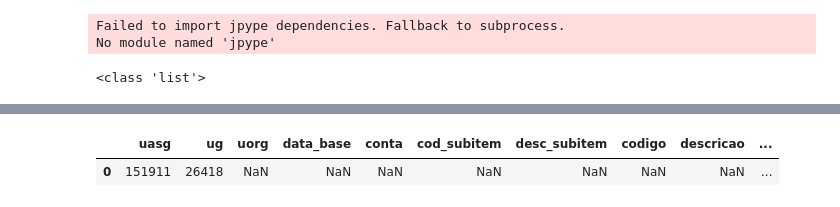
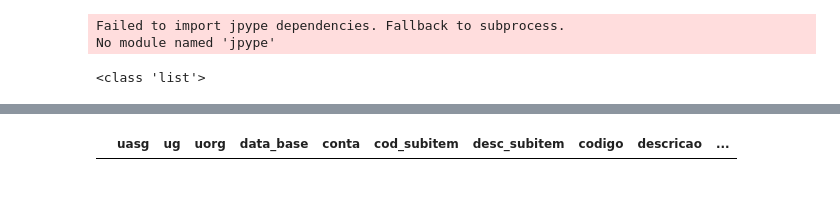
Before and after one commit to ricardoseminsta/siads_report_data, a Jupyter notebook: siads_inventario.ipynb, the cells around one changed output, grey strips where cells are left out. Saved outputs shown, nothing was run; the diff lists cells and outputs as text; code cells hidden in the pictures.

```diff
--- a/siads_inventario.ipynb
+++ b/siads_inventario.ipynb
@@ -106,9 +12,26 @@ IndexError: single positional indexer is out-of-bounds
 # %%
 siads_df = pd.DataFrame(columns=['uasg', 'ug', 'uorg', 'data_base', 'conta', 'cod_subitem', 'desc_subitem', 'codigo', 'descricao', 'und_fornecimento', 'qtd', 'vlr_unit', 'vlr_total'])
 
-siads_df['ug'] = ug
-siads_df['uasg'] = uasg
+new_row = {
+    'uasg': "",
+    'ug': "",
+    'uorg': "",
+    'data_base': "",
+    'conta': "",
+    'cod_subitem': "",
+    'desc_subitem': "",
+    'codigo': "",
+    'descricao': "",
+    'und_fornecimento': "",
+    'qtd': 0.0,
+    'vlr_unit': 0.0,
+    'vlr_total': 0.0
+}
+
+
+
+# siads_df['ug'] = ug
+# siads_df['uasg'] = uasg
 display(siads_df)
 # %% [output]
 |  | uasg | ug | uorg | data_base | conta | cod_subitem | desc_subitem | codigo | descricao | ... |
-| 0 | 151911 | 26418 | NaN | NaN | NaN | NaN | NaN | NaN | NaN | ... |
```
Also changed, not shown: parts of 2 cells of this notebook.
